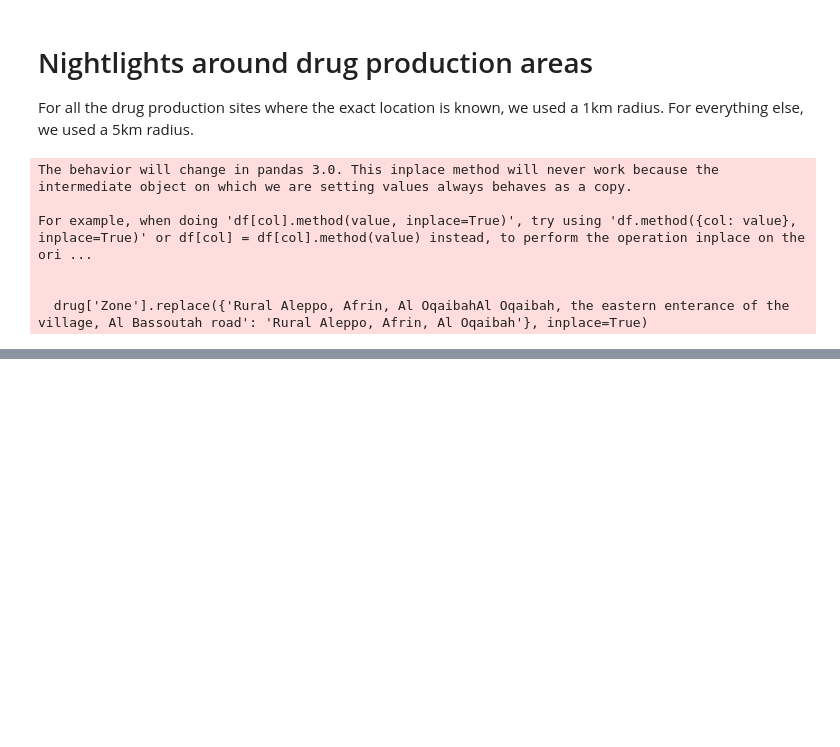
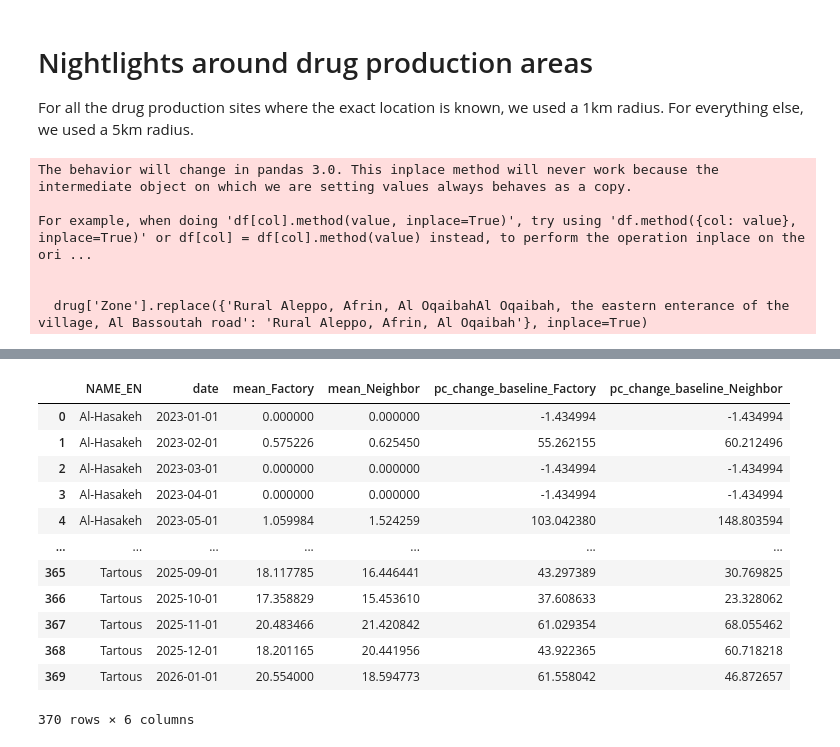
Before and after one commit to datapartnership/syria-economic-monitor, a Jupyter notebook: notebooks/ntl-analysis/ntl-drugs.ipynb, the cells around one changed output, grey strips where cells are left out. Drawn from its saved outputs; the diff is of its cells as text; code cells hidden in the pictures; blank space fills up the shorter version.

```diff
--- a/notebooks/ntl-analysis/ntl-drugs.ipynb
+++ b/notebooks/ntl-analysis/ntl-drugs.ipynb
@@ -736,0 +349,38 @@ Neighboring cells within k=1 (excluding factory cells): 314
+# %%
+drug_adm_mapping = drug_gdf.sjoin(syria_adm1, predicate='within')[['Zone', 'Address', 'NAME_EN']].drop_duplicates()
+# %%
+ntl_drugs_admin = ntl_drugs_type_sum.merge(drug_adm_mapping, on=['Zone', 'Address'], how='left')
+ntl_drugs_admin = ntl_drugs_admin.groupby(['date', 'NAME_EN', 'type'])['mean'].mean().reset_index()
+# %%
+baseline_admin = ntl_drugs_admin[(ntl_drugs_admin["date"]>='2024-09-01')&(ntl_drugs_admin["date"]<'2024-12-01')]
+baseline_admin = baseline_admin.groupby('NAME_EN')['mean'].mean().reset_index()
+baseline_admin = baseline_admin[['mean', 'NAME_EN']].set_index('NAME_EN').to_dict()['mean']
+
+ntl_drugs_admin['baseline_ntl_sum'] = ntl_drugs_admin['NAME_EN'].map(baseline_admin)
+ntl_drugs_admin['pc_change_baseline'] = 100*(ntl_drugs_admin['mean'] - ntl_drugs_admin['baseline_ntl_sum'])/(ntl_drugs_admin['baseline_ntl_sum']+1)
+# %%
+ntl_drugs_admin['pc_change_treatment_control'] = ntl_drugs_admin.groupby(['date', 'ADM1_EN'])['pc_change_baseline'].transform(lambda x: (x - x.shift(1)))
+# %%
+pivot_admin = ntl_drugs_admin.pivot_table(
+    index=['NAME_EN', 'date'],
+    columns='type',
+    values=['mean', 'pc_change_baseline'],
+).reset_index()
+
+pivot_admin.columns = ['_'.join(col).strip('_') if col[1] else col[0] for col in pivot_admin.columns]
+pivot_admin.to_csv('../../data/ntl/ntl_drugs_admin_factory_neighbor_pivot.csv', index=False)
+pivot_admin
+# %% [output]
+|  | NAME_EN | date | mean_Factory | mean_Neighbor | pc_change_baseline_Factory | pc_change_baseline_Neighbor |
+| 0 | Al-Hasakeh | 2023-01-01 | 0.000000 | 0.000000 | -1.434994 | -1.434994 |
+| 1 | Al-Hasakeh | 2023-02-01 | 0.575226 | 0.625450 | 55.262155 | 60.212496 |
+| 2 | Al-Hasakeh | 2023-03-01 | 0.000000 | 0.000000 | -1.434994 | -1.434994 |
+| 3 | Al-Hasakeh | 2023-04-01 | 0.000000 | 0.000000 | -1.434994 | -1.434994 |
+| 4 | Al-Hasakeh | 2023-05-01 | 1.059984 | 1.524259 | 103.042380 | 148.803594 |
+| ... | ... | ... | ... | ... | ... | ... |
+| 365 | Tartous | 2025-09-01 | 18.117785 | 16.446441 | 43.297389 | 30.769825 |
+| 366 | Tartous | 2025-10-01 | 17.358829 | 15.453610 | 37.608633 | 23.328062 |
+| 367 | Tartous | 2025-11-01 | 20.483466 | 21.420842 | 61.029354 | 68.055462 |
+| 368 | Tartous | 2025-12-01 | 18.201165 | 20.441956 | 43.922365 | 60.718218 |
+| 369 | Tartous | 2026-01-01 | 20.554000 | 18.594773 | 61.558042 | 46.872657 |
+370 rows × 6 columns
```
Also changed, not shown: parts of 57 cells of this notebook.
